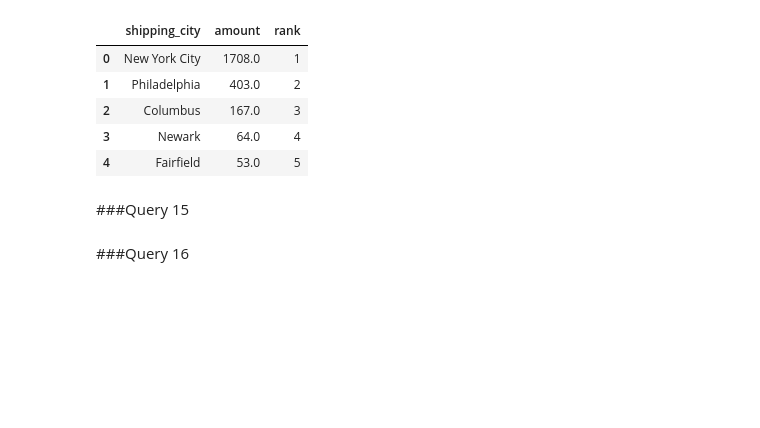
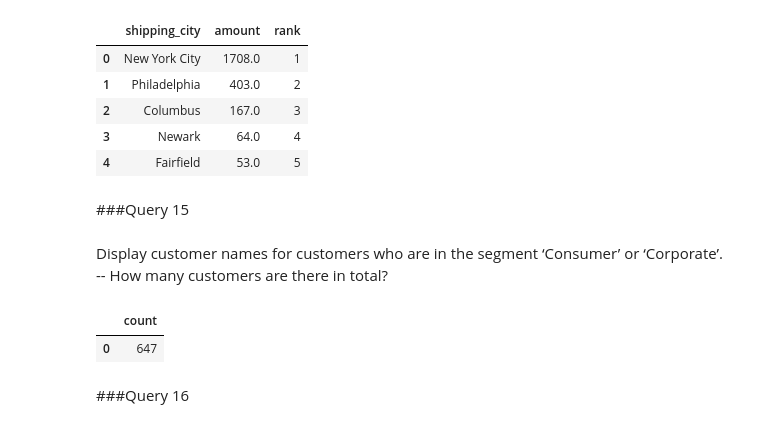
Before and after one commit to sarahajbane/colab_workbook_templates, a Jupyter notebook: MS_unicorn_project.ipynb, the cells around one changed output. Cells and saved outputs as stored; diff of their text form; code cells hidden in the pictures; blank space fills up the shorter version.

```diff
--- a/MS_unicorn_project.ipynb
+++ b/MS_unicorn_project.ipynb
@@ -371,2 +367,19 @@ pd.read_sql(sa.text(query),connection)
+# %% [markdown]
+Display customer names for customers who are in the segment ‘Consumer’ or ‘Corporate’.
+-- How many customers are there in total?
+# %%
+query = """
+SELECT DISTINCT customer_name, customer_id
+FROM customers
+WHERE customer_segment NOT LIKE '%Home%';
+
+SELECT COUNT(DISTINCT customer_id)
+FROM customers
+WHERE customer_segment NOT LIKE '%Home%';
+"""
+pd.read_sql(sa.text(query),connection)
+# %% [output]
+|  | count |
+| 0 | 647 |
 # %% [markdown]
 ###Query 16
```
Also changed, not shown: parts of 12 cells of this notebook.
